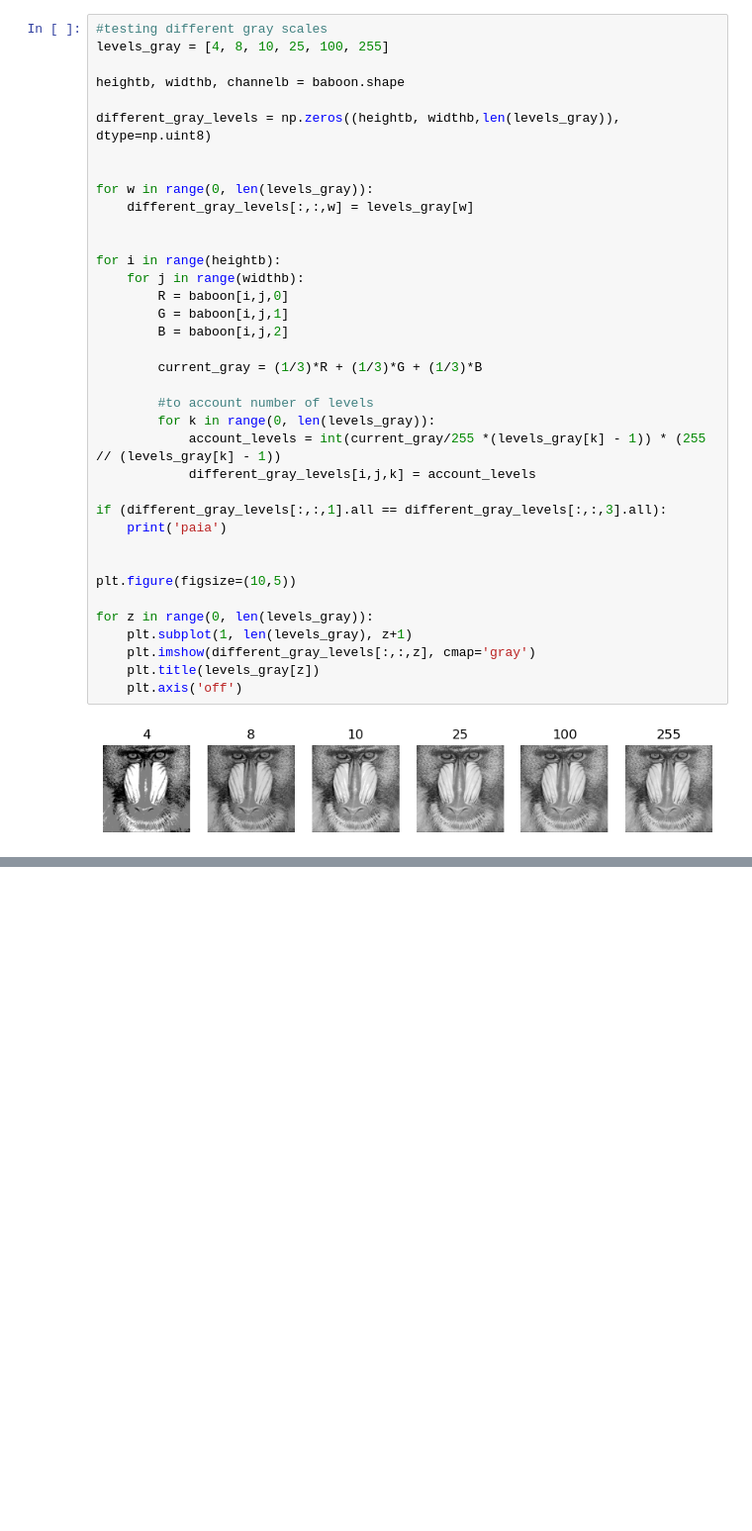
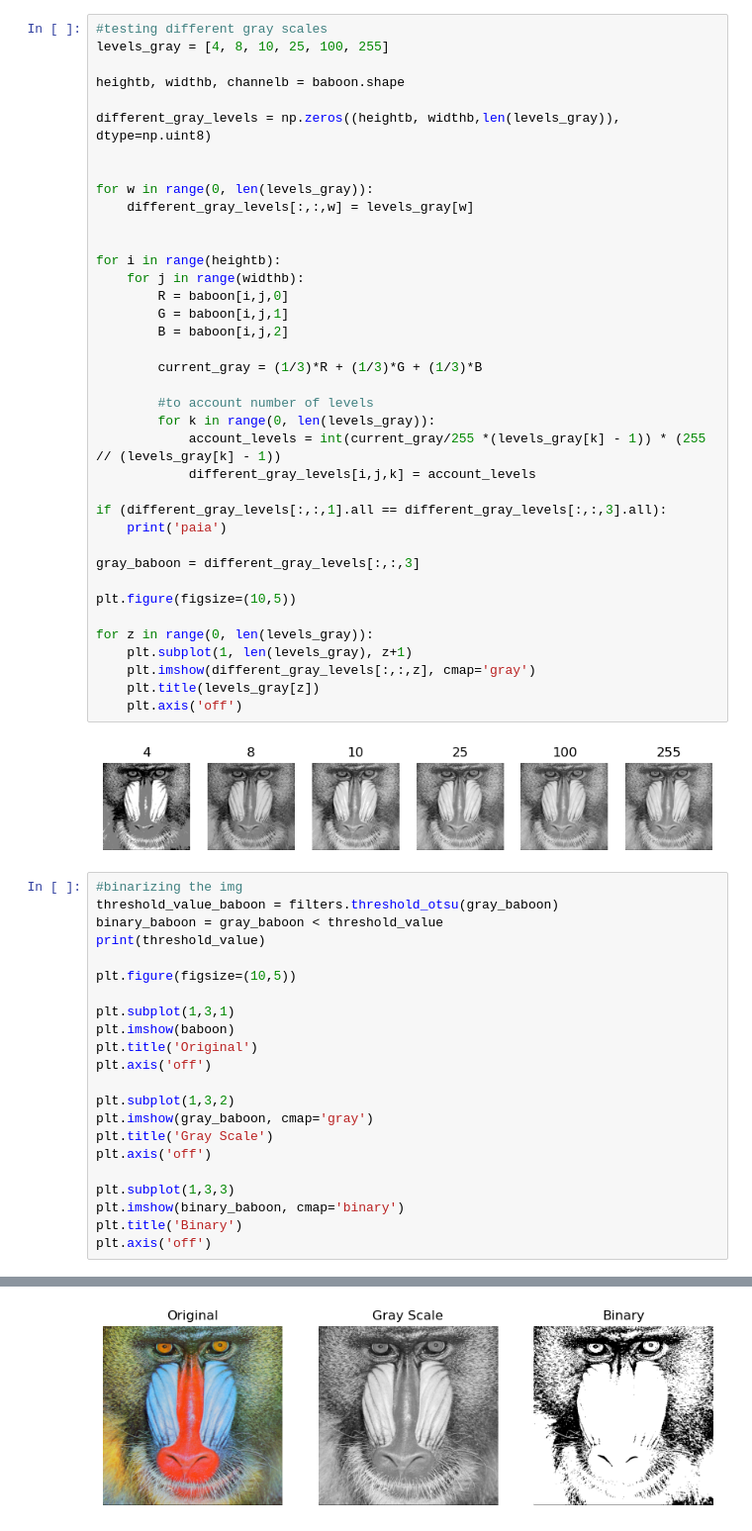
Before and after one commit to mahteus-sanches/natural_artificial_vision, a Jupyter notebook: skimg_learning.ipynb, the cells around one changed output, grey strips where cells are left out. Shown at 99% size. Cells and saved outputs as stored; diff of their text form; blank space fills up the shorter version.

```diff
--- a/skimg_learning.ipynb
+++ b/skimg_learning.ipynb
@@ -103,6 +104,7 @@ for i in range(heightb):
 if (different_gray_levels[:,:,1].all == different_gray_levels[:,:,3].all):
     print('paia')
 
+gray_baboon = different_gray_levels[:,:,3]
 
 plt.figure(figsize=(10,5))
 
@@ -113,3 +115,26 @@ for z in range(0, len(levels_gray)):
     plt.axis('off')
 # %% [output]
 [figure]
+# %%
+#binarizing the img
+threshold_value_baboon = filters.threshold_otsu(gray_baboon)
+binary_baboon = gray_baboon < threshold_value
+print(threshold_value)
+
+plt.figure(figsize=(10,5))
+
+plt.subplot(1,3,1)
+plt.imshow(baboon)
+plt.title('Original')
+plt.axis('off')
+
+plt.subplot(1,3,2)
+plt.imshow(gray_baboon, cmap='gray')
+plt.title('Gray Scale')
+plt.axis('off')
+
+plt.subplot(1,3,3)
+plt.imshow(binary_baboon, cmap='binary')
+plt.title('Binary')
+plt.axis('off')
+# %% [output]
@@ -116 +143,2 @@ for z in range(0, len(levels_gray)):
+[figure, added]
 # %%
```
Also changed, not shown: parts of 5 cells of this notebook.
